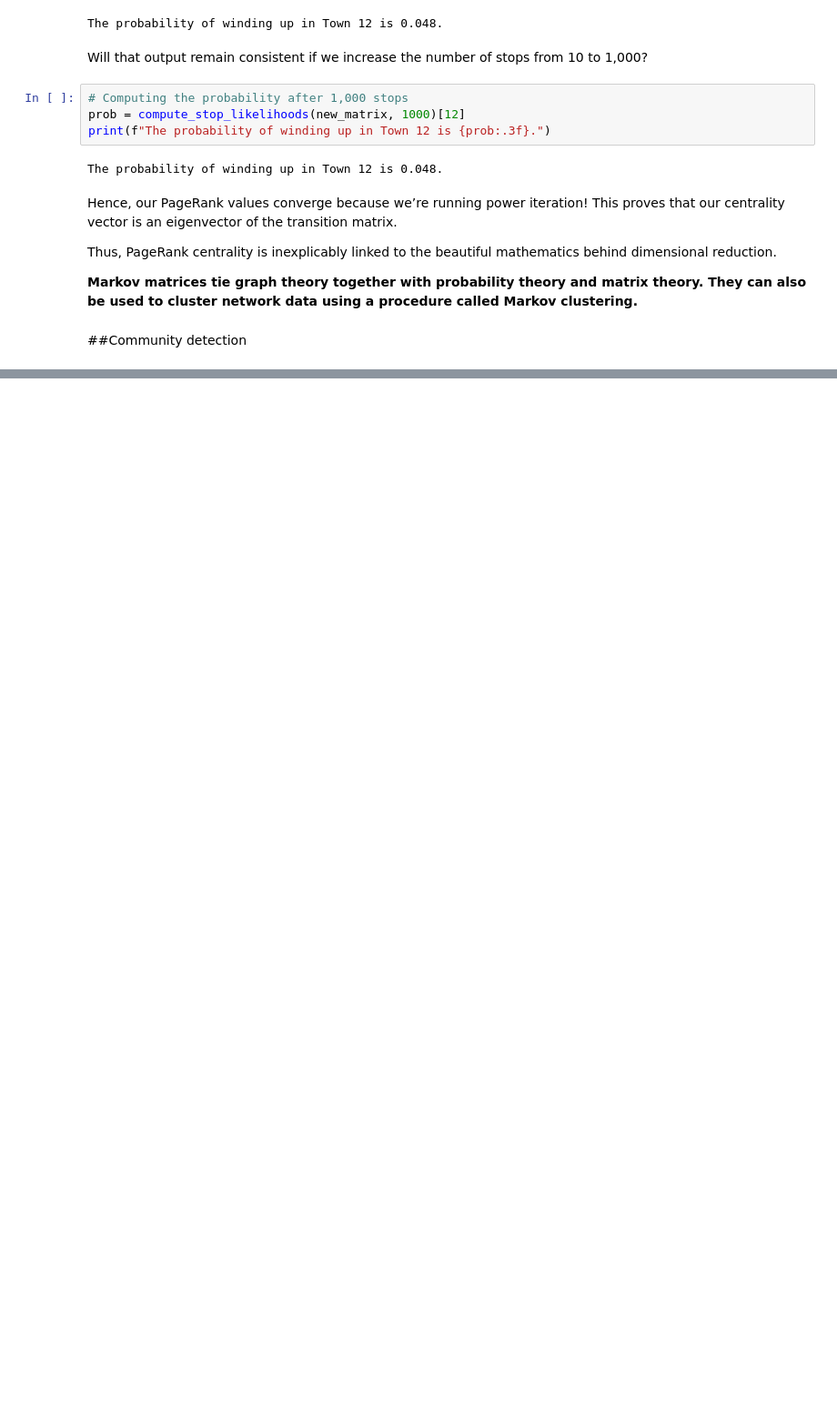
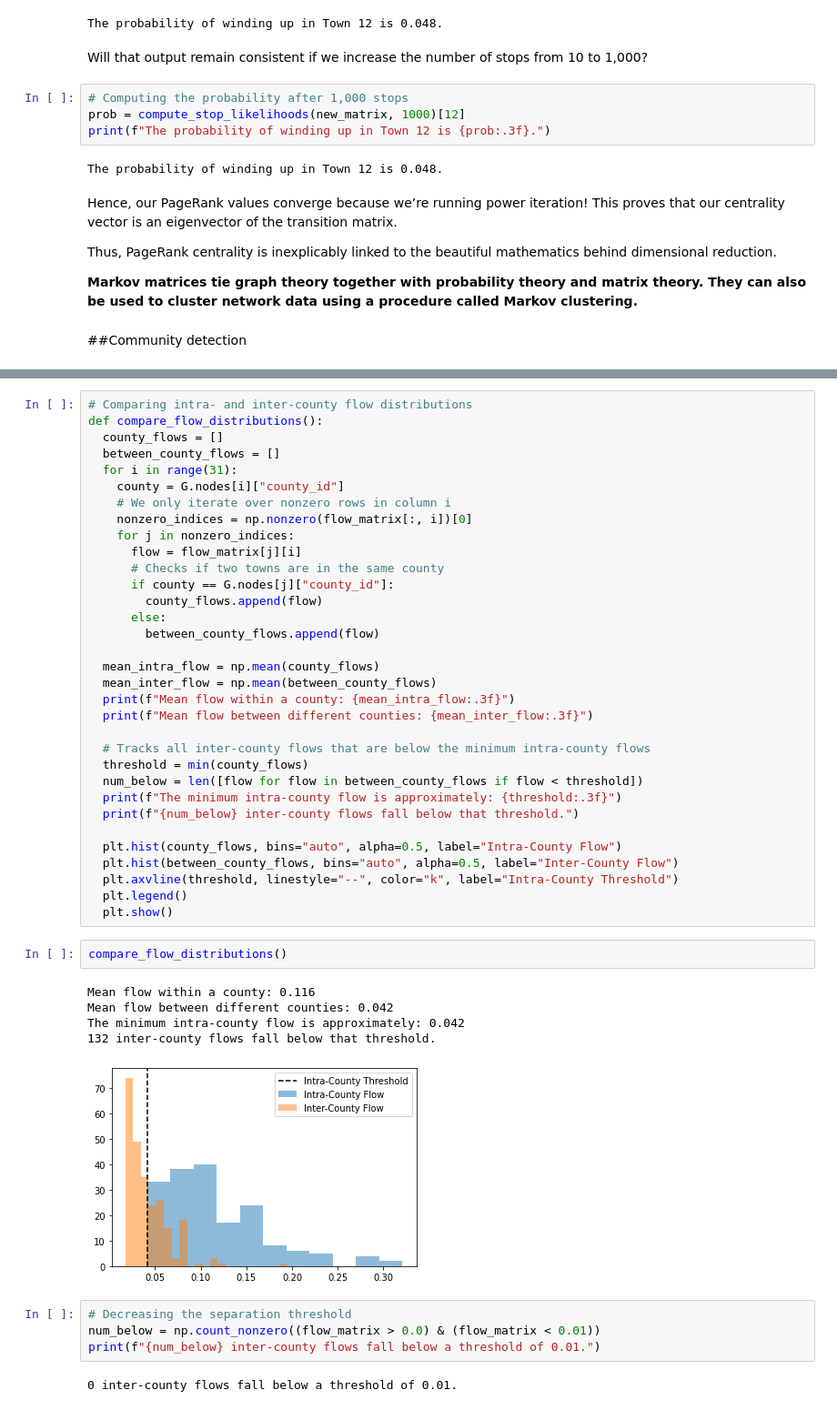
Before and after one commit to rahiakela/data-science-research-and-practice, a Jupyter notebook: data-science-bookcamp/case-study-5--predicting-future-friendships/02_dynamic_graph_theory_and_social_network_analysis.ipynb, the cells around one changed output, grey strips where cells are left out. Shown at 91% size. Saved outputs shown, nothing was run; the diff lists cells and outputs as text; blank space fills up the shorter version.

```diff
--- a/data-science-bookcamp/case-study-5--predicting-future-friendships/02_dynamic_graph_theory_and_social_network_analysis.ipynb
+++ b/data-science-bookcamp/case-study-5--predicting-future-friendships/02_dynamic_graph_theory_and_social_network_analysis.ipynb
@@ -553,0 +586,47 @@ mathematics behind dimensional reduction.
+# %%
+# Comparing intra- and inter-county flow distributions
+def compare_flow_distributions():
+  county_flows = []
+  between_county_flows = []
+  for i in range(31):
+    county = G.nodes[i]["county_id"]
+    # We only iterate over nonzero rows in column i
+    nonzero_indices = np.nonzero(flow_matrix[:, i])[0]
+    for j in nonzero_indices:
+      flow = flow_matrix[j][i]
+      # Checks if two towns are in the same county
+      if county == G.nodes[j]["county_id"]:
+        county_flows.append(flow)
+      else:
+        between_county_flows.append(flow)
+
+  mean_intra_flow = np.mean(county_flows)
+  mean_inter_flow = np.mean(between_county_flows)
+  print(f"Mean flow within a county: {mean_intra_flow:.3f}")
+  print(f"Mean flow between different counties: {mean_inter_flow:.3f}")
+
+  # Tracks all inter-county flows that are below the minimum intra-county flows
+  threshold = min(county_flows)
+  num_below = len([flow for flow in between_county_flows if flow < threshold])
+  print(f"The minimum intra-county flow is approximately: {threshold:.3f}")
+  print(f"{num_below} inter-county flows fall below that threshold.")
+
+  plt.hist(county_flows, bins="auto", alpha=0.5, label="Intra-County Flow")
+  plt.hist(between_county_flows, bins="auto", alpha=0.5, label="Inter-County Flow")
+  plt.axvline(threshold, linestyle="--", color="k", label="Intra-County Threshold")
+  plt.legend()
+  plt.show()
+# %%
+compare_flow_distributions()
+# %% [output]
+Mean flow within a county: 0.116
+Mean flow between different counties: 0.042
+The minimum intra-county flow is approximately: 0.042
+132 inter-county flows fall below that threshold.
+[figure, added]
+# %%
+# Decreasing the separation threshold
+num_below = np.count_nonzero((flow_matrix > 0.0) & (flow_matrix < 0.01))
+print(f"{num_below} inter-county flows fall below a threshold of 0.01.")
+# %% [output]
+0 inter-county flows fall below a threshold of 0.01.
```
Also changed, not shown: parts of 4 cells of this notebook.
